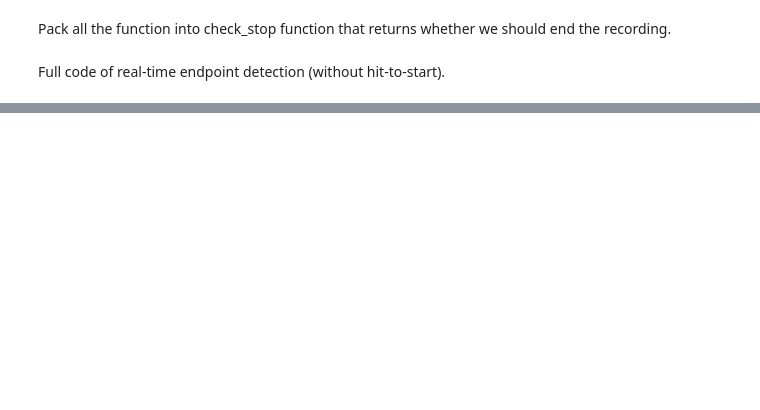
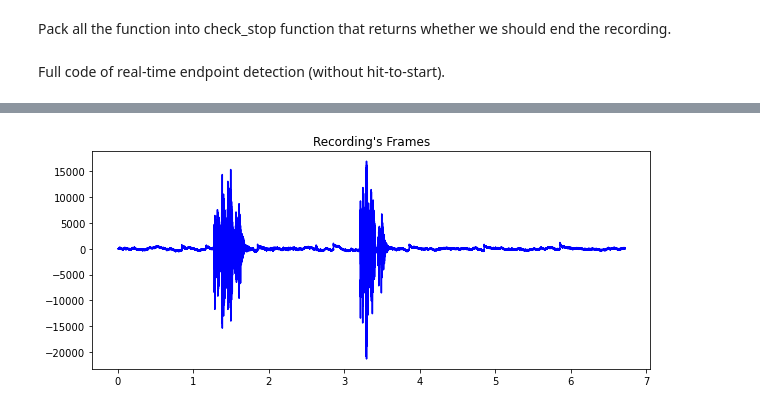
Before and after one commit to XiangrongDanielZhu/CS304_GroupProj1, a Jupyter notebook: Report.ipynb, the cells around one changed output, grey strips where cells are left out. Cells and saved outputs as stored; diff of their text form; code cells hidden in the pictures; blank space fills up the shorter version.

```diff
--- a/Report.ipynb
+++ b/Report.ipynb
@@ -405,0 +450,14 @@ file.close()
+# %%
+wavdata, wavtime = wavread("sample.wav")
+energy, energy_log = compute_energy("sample.wav")
+index = []
+for i in range (len(energy)):
+    index.append(i/16000*1024)
+# %%
+plt.figure(figsize=(10,4))
+plt.title("Recording's Frames")
+plt.plot(wavtime, wavdata[0], color = 'blue')
+plt.savefig("sampleframe.png")
+plt.show()
+# %% [output]
+[figure, added]
```
Also changed, not shown: parts of 13 cells of this notebook.
